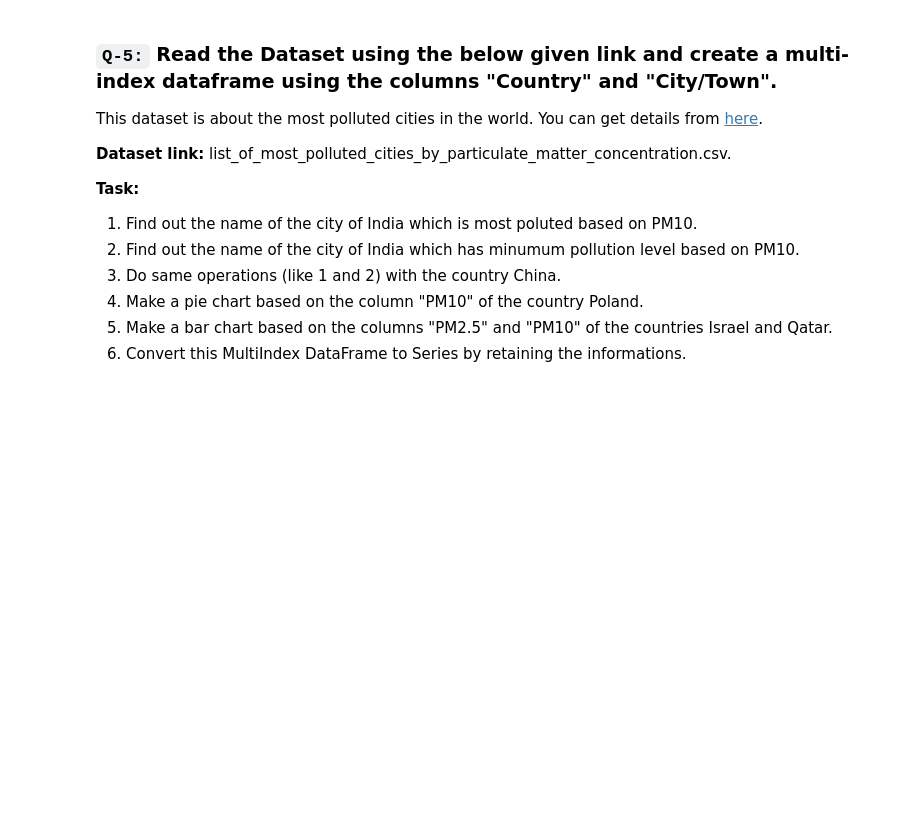
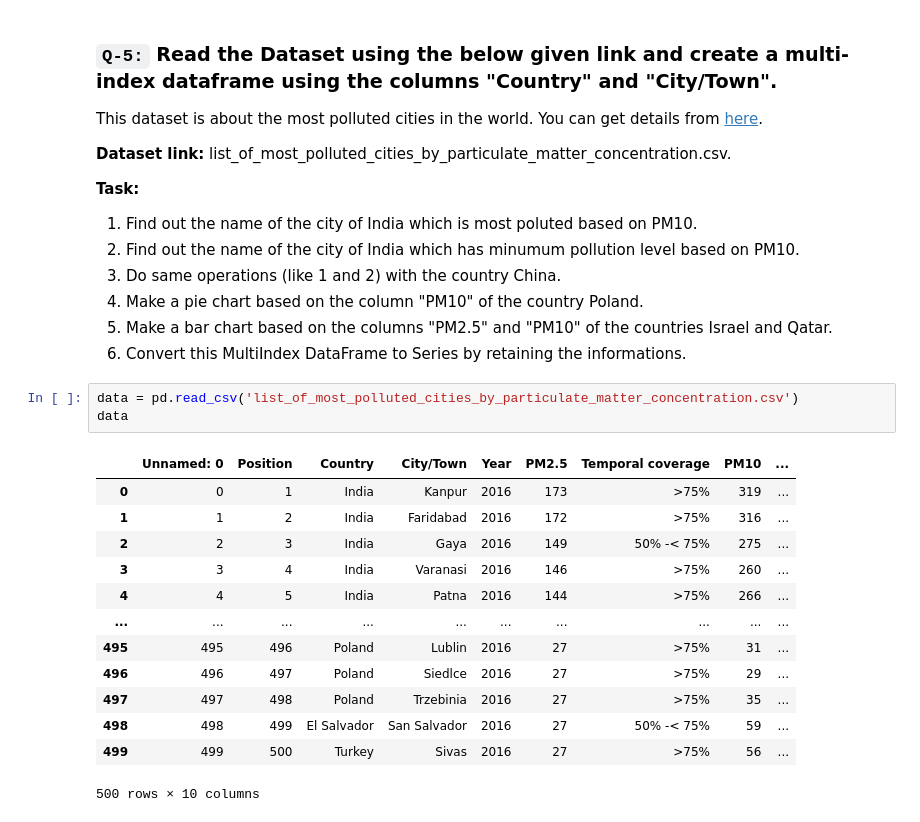
Before and after one commit to abhishekjha462000/data_science_final, a Jupyter notebook: W08_pandas_advanced_continued/02_03_task_21_solutions/my_solutions.ipynb, the cells around one changed output. Drawn from its saved outputs; the diff is of its cells as text; blank space fills up the shorter version.

```diff
--- a/W08_pandas_advanced_continued/02_03_task_21_solutions/my_solutions.ipynb
+++ b/W08_pandas_advanced_continued/02_03_task_21_solutions/my_solutions.ipynb
@@ -211,3 +298,20 @@ This dataset is about the most polluted cities in the world. You can get details
 4. Make a pie chart based on the column "PM10" of the country Poland.
 5. Make a bar chart based on the columns "PM2.5" and "PM10" of the countries Israel and Qatar.
 6. Convert this MultiIndex DataFrame to Series by retaining the informations.
+# %%
+data = pd.read_csv('list_of_most_polluted_cities_by_particulate_matter_concentration.csv')
+data
+# %% [output]
+|  | Unnamed: 0 | Position | Country | City/Town | Year | PM2.5 | Temporal coverage | PM10 | ... |
+| 0 | 0 | 1 | India | Kanpur | 2016 | 173 | >75% | 319 | ... |
+| 1 | 1 | 2 | India | Faridabad | 2016 | 172 | >75% | 316 | ... |
+| 2 | 2 | 3 | India | Gaya | 2016 | 149 | 50% -< 75% | 275 | ... |
+| 3 | 3 | 4 | India | Varanasi | 2016 | 146 | >75% | 260 | ... |
+| 4 | 4 | 5 | India | Patna | 2016 | 144 | >75% | 266 | ... |
+| ... | ... | ... | ... | ... | ... | ... | ... | ... | ... |
+| 495 | 495 | 496 | Poland | Lublin | 2016 | 27 | >75% | 31 | ... |
+| 496 | 496 | 497 | Poland | Siedlce | 2016 | 27 | >75% | 29 | ... |
+| 497 | 497 | 498 | Poland | Trzebinia | 2016 | 27 | >75% | 35 | ... |
+| 498 | 498 | 499 | El Salvador | San Salvador | 2016 | 27 | 50% -< 75% | 59 | ... |
+| 499 | 499 | 500 | Turkey | Sivas | 2016 | 27 | >75% | 56 | ... |
+500 rows × 10 columns
```
Also changed, not shown: parts of 24 cells of this notebook, 1 other file.
